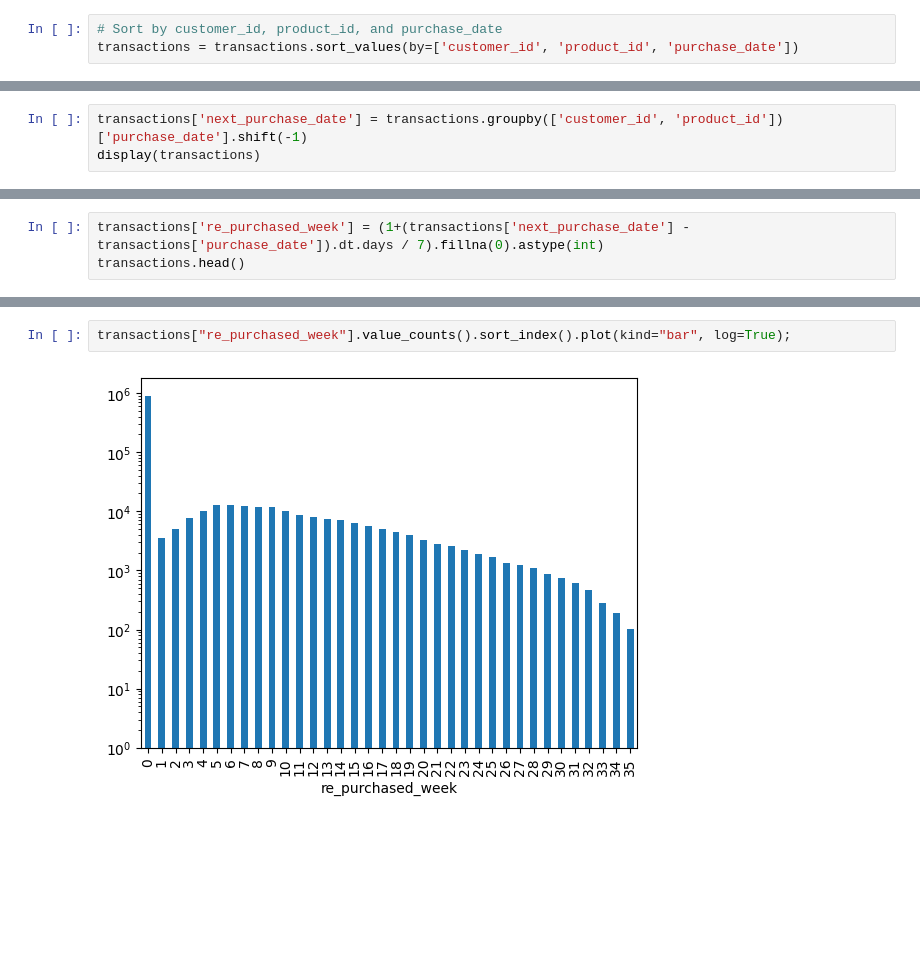
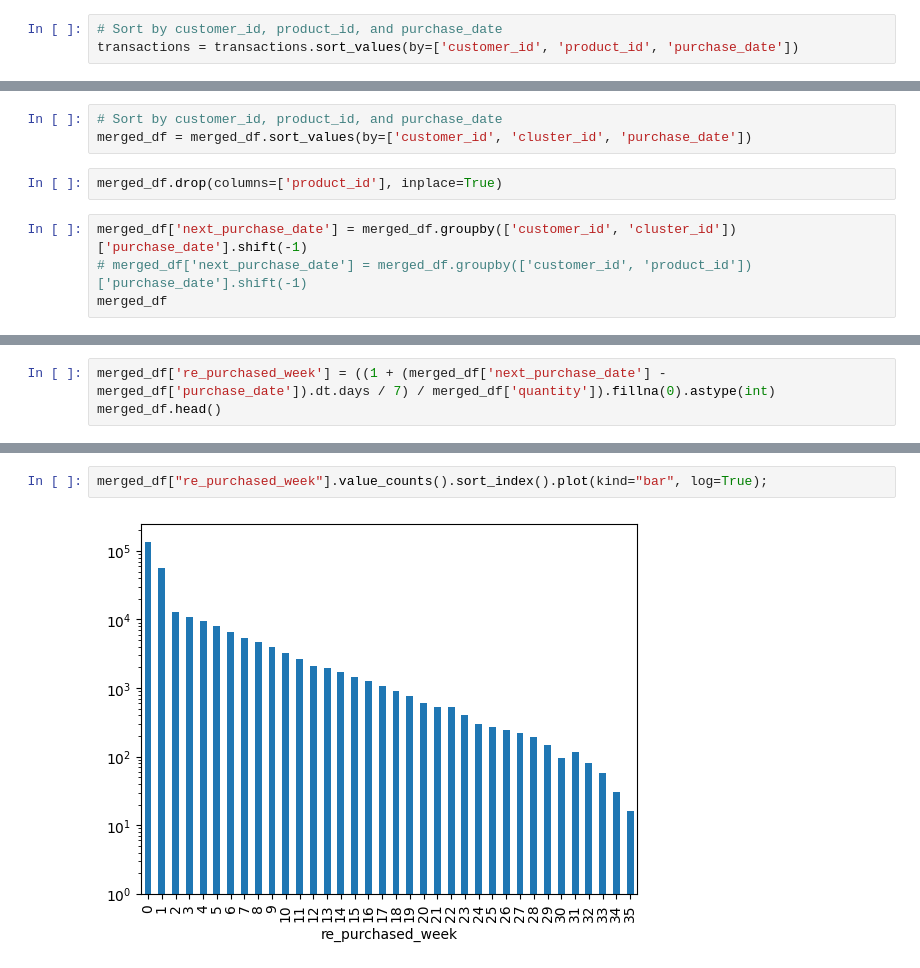
Before and after one commit to anildervis/YZV311_2425_150210307_150220344, a Jupyter notebook: data_analysis.ipynb, the cells around one changed output, grey strips where cells are left out. Saved outputs shown, nothing was run; the diff lists cells and outputs as text; blank space fills up the shorter version.

Commit message:
clusters used instead of products & sample boosting models implemented

```diff
--- a/data_analysis.ipynb
+++ b/data_analysis.ipynb
@@ -348,4 +273,10 @@ transactions.head()
+# %%
+# Sort by customer_id, product_id, and purchase_date
+merged_df = merged_df.sort_values(by=['customer_id', 'cluster_id', 'purchase_date'])
+# %%
+merged_df.drop(columns=['product_id'], inplace=True)
 # %%
-transactions['next_purchase_date'] = transactions.groupby(['customer_id', 'product_id'])['purchase_date'].shift(-1)
-display(transactions)
+merged_df['next_purchase_date'] = merged_df.groupby(['customer_id', 'cluster_id'])['purchase_date'].shift(-1)
+# merged_df['next_purchase_date'] = merged_df.groupby(['customer_id', 'product_id'])['purchase_date'].shift(-1)
+merged_df
 # %% [output]
@@ -365,4 +296,4 @@ display(transactions)
 # %%
-transactions['re_purchased_week'] = (1+(transactions['next_purchase_date'] - transactions['purchase_date']).dt.days / 7).fillna(0).astype(int)
-transactions.head()
+merged_df['re_purchased_week'] = ((1 + (merged_df['next_purchase_date'] - merged_df['purchase_date']).dt.days / 7) / merged_df['quantity']).fillna(0).astype(int)
+merged_df.head()
 # %% [output]
@@ -422,7 +379,7 @@ final_df
 # %%
-transactions["re_purchased_week"].value_counts().sort_index().plot(kind="bar", log=True);
+merged_df["re_purchased_week"].value_counts().sort_index().plot(kind="bar", log=True);
 # %% [output]
-[figure, old version]
+[figure, new version]
 # %%
 final_df.describe()
 # %% [output]
```
Also changed, not shown: parts of 46 cells of this notebook.
